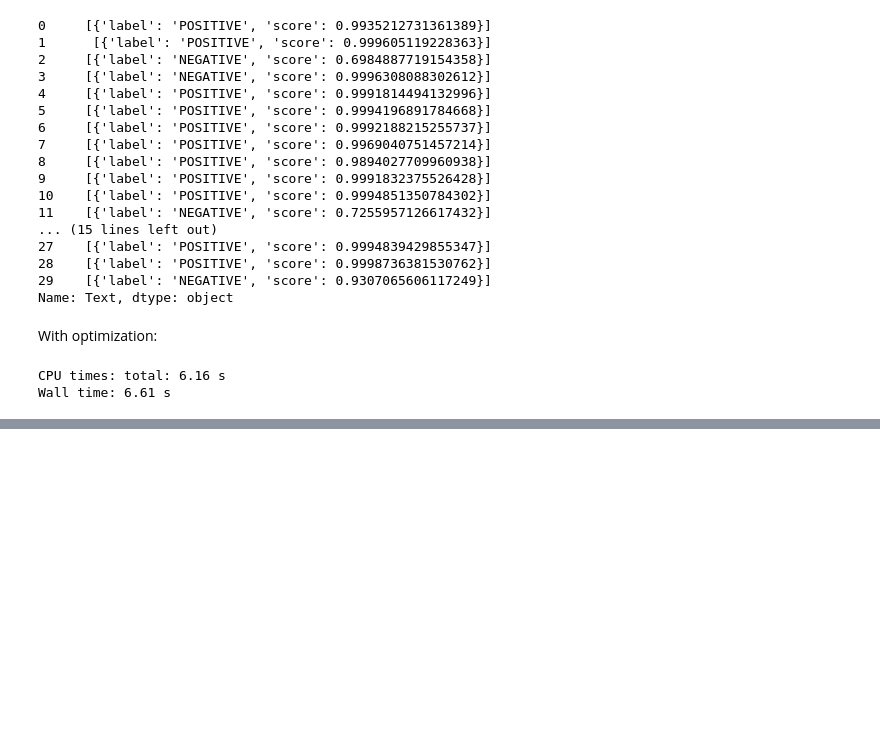
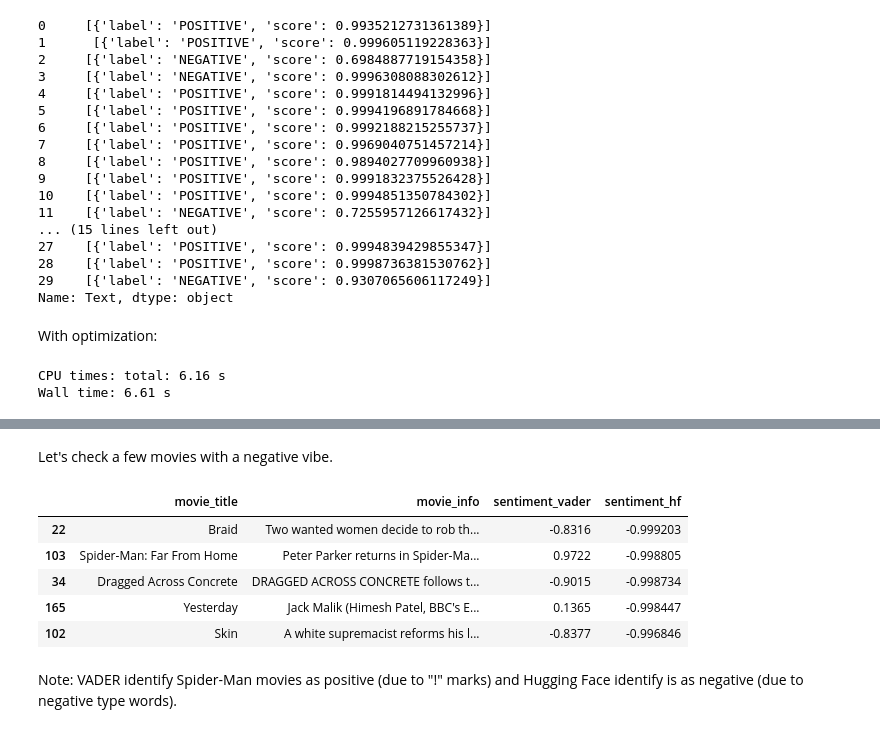
Before and after one commit to sulabola/NLP_in_Python, a Jupyter notebook: Chapter 6 - Transformers with Hugging Face.ipynb, the cells around one changed output, grey strips where cells are left out. Drawn from its saved outputs; the diff is of its cells as text; code cells hidden in the pictures; blank space fills up the shorter version.

```diff
--- a/Chapter 6 - Transformers with Hugging Face.ipynb
+++ b/Chapter 6 - Transformers with Hugging Face.ipynb
@@ -407,0 +469,13 @@ Wall time: 6.61 s
+# %% [markdown]
+Let's check a few movies with a negative vibe.
+# %%
+movies[['movie_title','movie_info','sentiment_vader','sentiment_hf']].sort_values('sentiment_hf').head()
+# %% [output]
+|  | movie_title | movie_info | sentiment_vader | sentiment_hf |
+| 22 | Braid | Two wanted women decide to rob th... | -0.8316 | -0.999203 |
+| 103 | Spider-Man: Far From Home | Peter Parker returns in Spider-Ma... | 0.9722 | -0.998805 |
+| 34 | Dragged Across Concrete | DRAGGED ACROSS CONCRETE follows t... | -0.9015 | -0.998734 |
+| 165 | Yesterday | Jack Malik (Himesh Patel, BBC's E... | 0.1365 | -0.998447 |
+| 102 | Skin | A white supremacist reforms his l... | -0.8377 | -0.996846 |
+# %% [markdown]
+Note: VADER identify Spider-Man movies as positive (due to "!" marks) and Hugging Face identify is as negative (due to negative type words).
```
Also changed, not shown: parts of 8 cells of this notebook.
